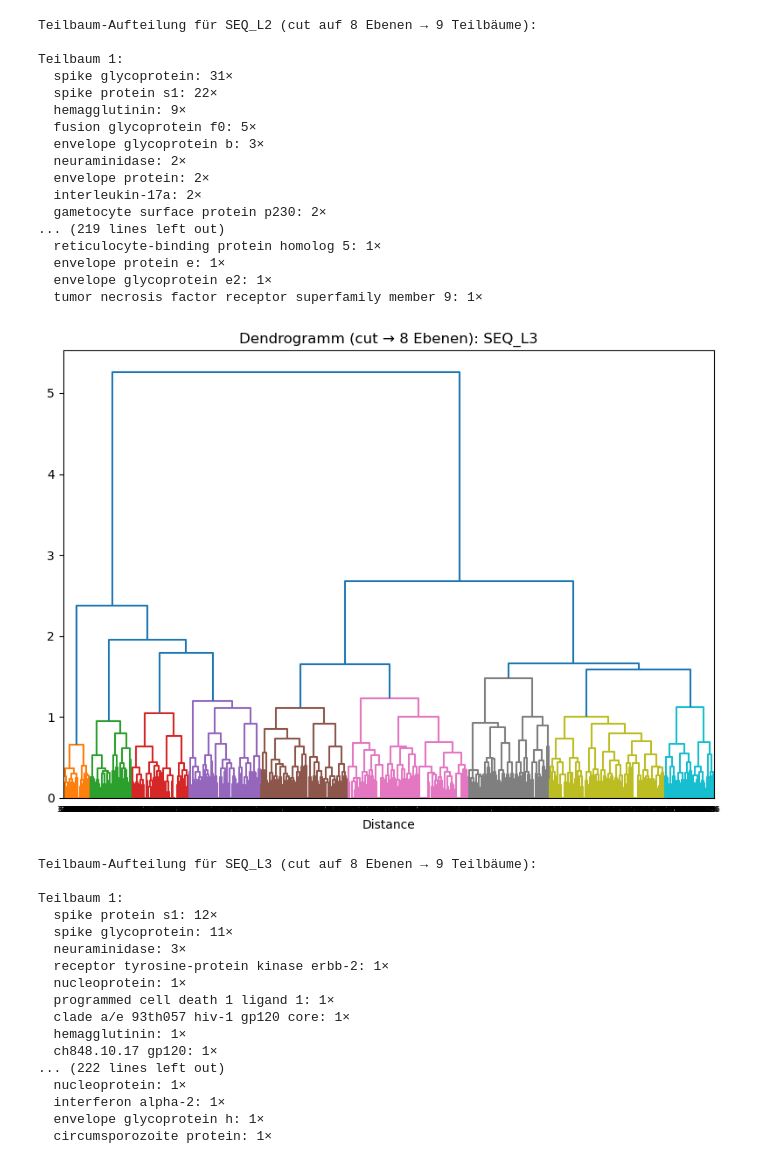
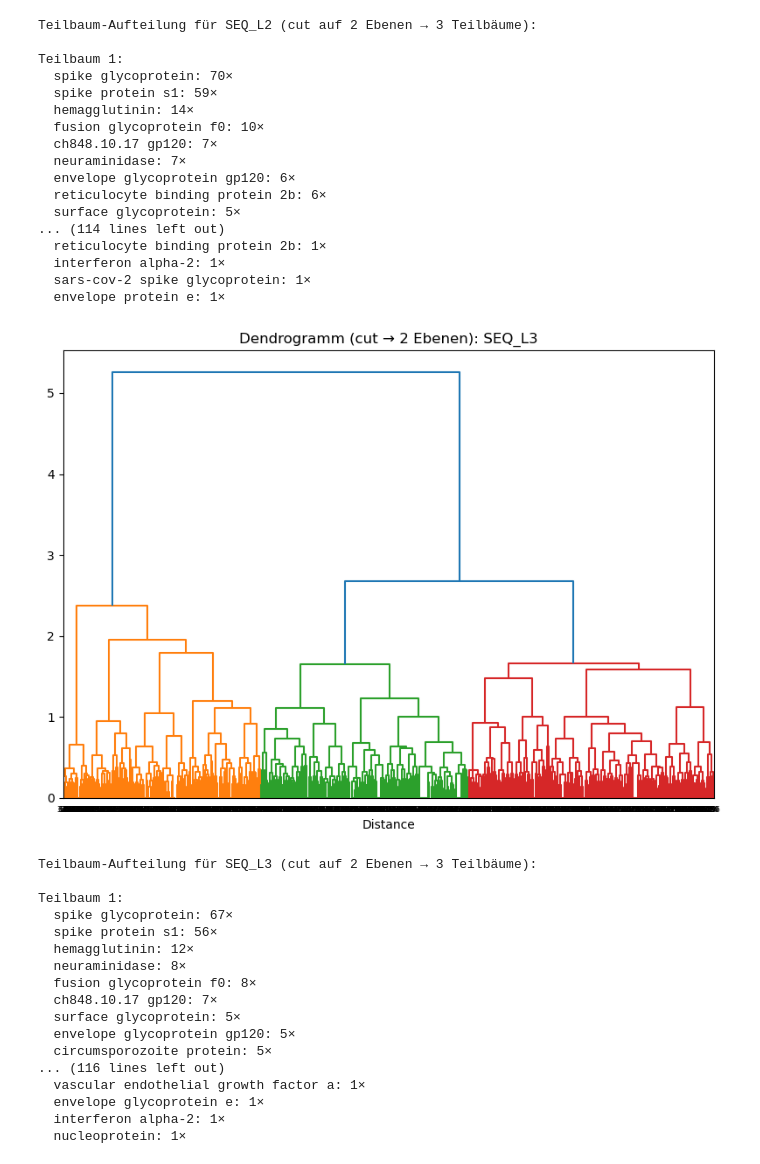
Before and after one commit to datascience-2025-group4/group04-team04, a Jupyter notebook: naiver_ansatz/PCA_Kmeans_Chi2.ipynb, the cells around one changed output. Cells and saved outputs as stored; diff of their text form; code cells hidden in the pictures.

```diff
--- a/naiver_ansatz/PCA_Kmeans_Chi2.ipynb
+++ b/naiver_ansatz/PCA_Kmeans_Chi2.ipynb
@@ -225,7 +225,7 @@ for region in regions:
             print(f"  {antigen}: {count}x")
 # %%
 #häufigkeiten in cf überprüfen
-cf = df["CF_H1","CF_H2", "CF_L1", "CF_L2", "CF_L3"]
+cf = ["CF_H1","CF_H2", "CF_L1", "CF_L2", "CF_L3"]
 for col in cf:
     print(f"\nVerteilung der Canonical Forms in {col}:")
     print(df[col].value_counts())
@@ -241,7 +257,7 @@ KeyError: ('CF_H1', 'CF_H2', 'CF_L1', 'CF_L2', 'CF_L3')
 #antigen_col = "antigen_name"
 
 # Wie viele Fusionen vom Wurzelknoten wir runterscrollen wollen
-levels_down = 8   # z.B. 8 Ebenen =
+levels_down = 2   # z.B. 2 Ebenen, so haben wir 3 teilbäume. das macht für H1 am meisten sinn
 
 # Daten einlesen & unvollständige Zeilen entfernen
 # zweite Zeile überflüssig, wenn Marcel data clean up korrekt gemacht hat
@@ -255,6 +271,7 @@ def aa_freq_vector(seq: str) -> np.ndarray:   #aa_freq_vector name der Funktion,
     L      = len(seq)                                                   # Sequenzlänge
     counts = np.array([seq.count(aa) for aa in AA_LIST], dtype=float)   # Häufigkeit jeder AS
     return counts / L                                                    # direkte Normierung
+
 
 
 #Loop über jede CDR-Region
@@ -392,35 +409,35 @@ Teilbaum 1:
-Teilbaum-Aufteilung für SEQ_L2 (cut auf 8 Ebenen → 9 Teilbäume):
+Teilbaum-Aufteilung für SEQ_L2 (cut auf 2 Ebenen → 3 Teilbäume):
 
 Teilbaum 1:
-  spike glycoprotein: 31×
-  spike protein s1: 22×
-  hemagglutinin: 9×
-  fusion glycoprotein f0: 5×
-  envelope glycoprotein b: 3×
-  neuraminidase: 2×
-  envelope protein: 2×
-  interleukin-17a: 2×
-  gametocyte surface protein p230: 2×
-... (219 lines left out)
-  reticulocyte-binding protein homolog 5: 1×
+  spike glycoprotein: 70×
+  spike protein s1: 59×
+  hemagglutinin: 14×
+  fusion glycoprotein f0: 10×
+  ch848.10.17 gp120: 7×
+  neuraminidase: 7×
+  envelope glycoprotein gp120: 6×
+  reticulocyte binding protein 2b: 6×
+  surface glycoprotein: 5×
+... (114 lines left out)
+  reticulocyte binding protein 2b: 1×
+  interferon alpha-2: 1×
+  sars-cov-2 spike glycoprotein: 1×
   envelope protein e: 1×
-  envelope glycoprotein e2: 1×
-  tumor necrosis factor receptor superfamily member 9: 1×
-[figure, old version]
+[figure, new version]
-Teilbaum-Aufteilung für SEQ_L3 (cut auf 8 Ebenen → 9 Teilbäume):
+Teilbaum-Aufteilung für SEQ_L3 (cut auf 2 Ebenen → 3 Teilbäume):
 
 Teilbaum 1:
-  spike protein s1: 12×
-  spike glycoprotein: 11×
-  neuraminidase: 3×
-  receptor tyrosine-protein kinase erbb-2: 1×
+  spike glycoprotein: 67×
+  spike protein s1: 56×
+  hemagglutinin: 12×
+  neuraminidase: 8×
+  fusion glycoprotein f0: 8×
+  ch848.10.17 gp120: 7×
+  surface glycoprotein: 5×
+  envelope glycoprotein gp120: 5×
+  circumsporozoite protein: 5×
+... (116 lines left out)
+  vascular endothelial growth factor a: 1×
+  envelope glycoprotein e: 1×
+  interferon alpha-2: 1×
   nucleoprotein: 1×
-  programmed cell death 1 ligand 1: 1×
-  clade a/e 93th057 hiv-1 gp120 core: 1×
-  hemagglutinin: 1×
-  ch848.10.17 gp120: 1×
-... (222 lines left out)
-  nucleoprotein: 1×
-  interferon alpha-2: 1×
-  envelope glycoprotein h: 1×
-  circumsporozoite protein: 1×
```
Also changed, not shown: parts of 3 cells of this notebook.
